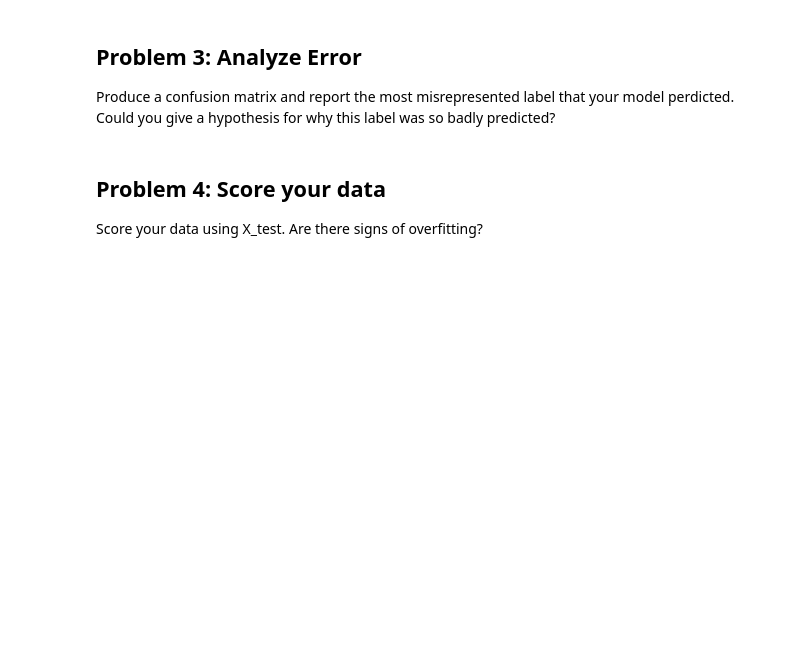
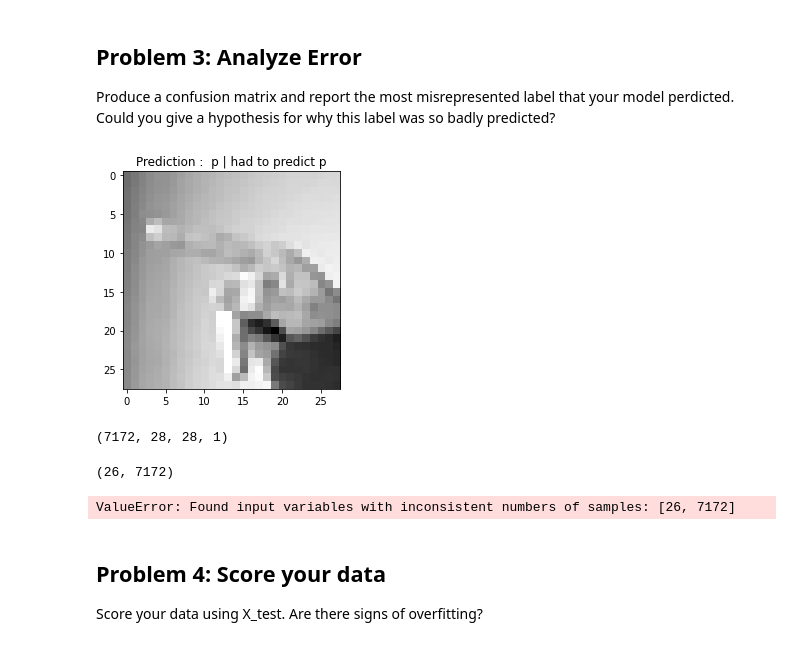
Before and after one commit to SamuelFolledo/DS2.2-Deep-Learning, a Jupyter notebook: HW2- Intro to CNN's with Keras.ipynb, the cells around one changed output. Cells and saved outputs as stored; diff of their text form; code cells hidden in the pictures; blank space fills up the shorter version.

```diff
--- a/HW2- Intro to CNN's with Keras.ipynb
+++ b/HW2- Intro to CNN's with Keras.ipynb
@@ -199,0 +235,11 @@ Finish scaling the data and reshaping it so that it is appropriate for a CNN.
+# %%
+# TODO: Scale data
+y = df_train["label"]
+X = df_train.drop(['label'], axis=1)
+
+X = np.array(X)/255
+y = np.array(y)
+
+Y = np.zeros((len(alphabet),df_train.shape[0]))
+for i in range(len(y)):
+  Y[y[i],i] = 1
@@ -210,3 +309,45 @@ Produce a confusion matrix and report the most misrepresented label that your mo
+# %%
+df_valid = pd.read_csv("sign_mnist_test.csv")
+
+#preprocessing
+n = rd.randrange(df_valid.shape[0])
+y = df_valid["label"]
+X = df_valid.drop(['label'], axis=1)
+
+ar = np.array(df_valid.loc[n][1:]).reshape((28,28))
+
+X = np.array(X)/255
+y = np.array(y)
+
+Y = np.zeros((26,df_valid.shape[0]))
+for i in range(len(y)):
+  Y[y[i],i] = 1
+X = X.reshape((-1, 28,28,1))
+Y = Y.reshape((26,-1))
+
+plt.imshow(ar, cmap='gray')
+plt.title(f"Prediction :  {alphabet[ np.argmax(model.predict(X[n].reshape(1,28,28,1)))]} | had to predict {alphabet[df_valid.loc[n][0]]}")
+plt.show()
+# %% [output]
+[figure, added]
+# %%
+X = X.reshape((-1, 28,28,1))
+Y = Y.reshape((26,-1))
+
+X.shape
+# %% [output]
+(7172, 28, 28, 1)
+# %%
+Y.shape
+# %% [output]
+(26, 7172)
+# %%
+# TODO: Create confusion matrix
+from sklearn.metrics import confusion_matrix
+
+confusion_matrix(Y, np.argmax(model.predict(X), axis = -1))
+# %% [output]
+ValueError: Found input variables with inconsistent numbers of samples: [26, 7172]
 # %%
 # Hint: If you're planning on making the colorplot, make labels=alphabet in
 # %%
```
Also changed, not shown: parts of 16 cells of this notebook.
